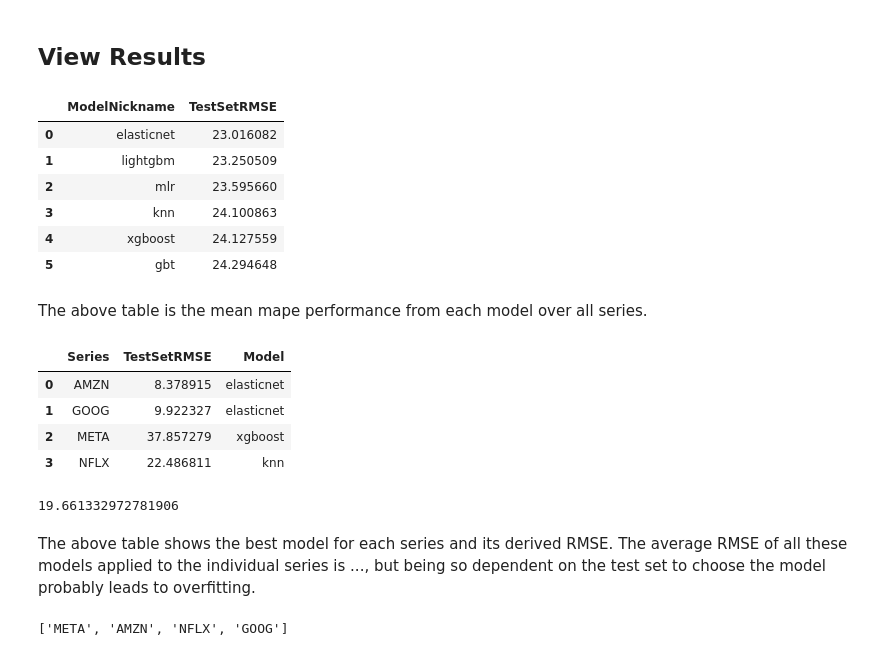
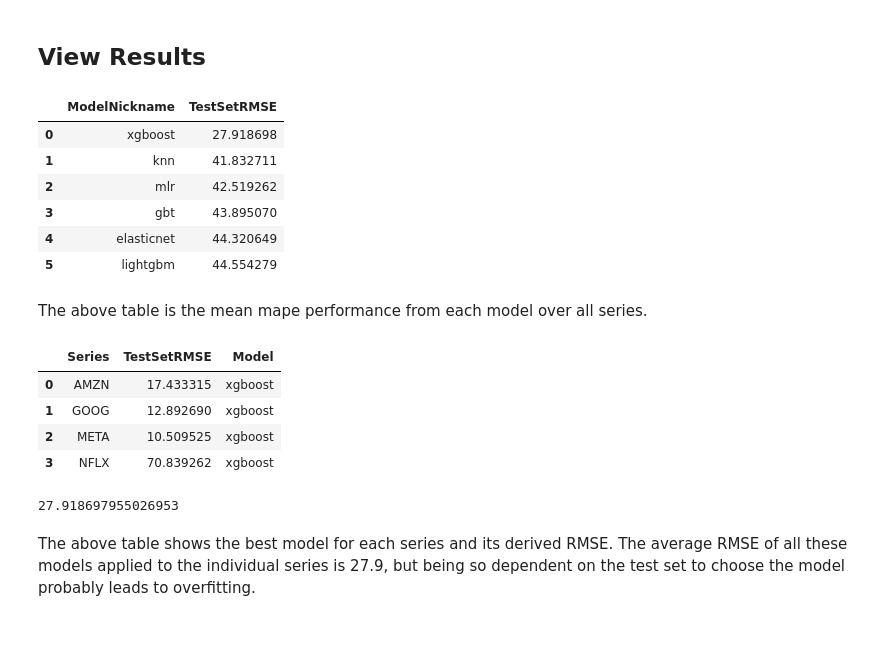
Before and after one commit to mikekeith52/scalecast-examples, a Jupyter notebook: vecm/vecm.ipynb, the cells around one changed output. Saved outputs shown, nothing was run; the diff lists cells and outputs as text; code cells hidden in the pictures.

```diff
--- a/vecm/vecm.ipynb
+++ b/vecm/vecm.ipynb
@@ -30,12 +34,17 @@ FANG = [
 fs = []
 for sym in FANG:
     df = pdr.get_data_yahoo(sym)
-    df = df.asfreq('B', method='ffill')
-    f = Forecaster(
+    # since the api doesn't send the data exactly in Business-day frequency
+    # we can correct it using this function
+    f = Forecaster_with_missing_vals(
         y=df['Close'],
         current_dates = df.index,
         future_dates = 65,
         end = '2022-09-30',
+        desired_frequency = 'B',
+        fill_strategy = 'linear_interp',
+        add_noise = True,
+        noise_lookback = 5,
     )
     fs.append(f)
 
@@ -306,9 +317,9 @@ for stock, f in zip(FANG,fs):
 def Xvar_select(f):
     f.set_validation_length(65)
     f.auto_Xvar_select(
-        estimator='rf',
+        estimator='gbt',
         max_depth=2,
-        max_ar=0
+        max_ar=0, # in mv modeling, lags are a hyperparameter, not a regressor in the MVForecaster object
     )
 
 def mvforecaster(mvf):
@@ -323,7 +334,7 @@ def mvforecaster(mvf):
     mvf.set_test_length(65)
     mvf.tune_test_forecast(
         models,
-        limit_grid_size=50,
+        limit_grid_size=10,
         cross_validate=True,
         k=3,
     )
@@ -369,33 +380,34 @@ model_rmses = results.groupby('ModelNickname')['TestSetRMSE'].mean().sort_values
 model_rmses
 # %% [output]
 |  | ModelNickname | TestSetRMSE |
-| 0 | elasticnet | 23.016082 |
-| 1 | lightgbm | 23.250509 |
-| 2 | mlr | 23.595660 |
-| 3 | knn | 24.100863 |
-| 4 | xgboost | 24.127559 |
-| 5 | gbt | 24.294648 |
+| 0 | xgboost | 27.918698 |
+| 1 | knn | 41.832711 |
+| 2 | mlr | 42.519262 |
+| 3 | gbt | 43.895070 |
+| 4 | elasticnet | 44.320649 |
+| 5 | lightgbm | 44.554279 |
 # %% [markdown]
 The above table is the mean mape performance from each model over all series.
 # %%
 series_rmses = results.groupby('Series')['TestSetRMSE'].min().reset_index()
-series_rmses['Model'] = [results.loc[results['TestSetRMSE'] == i,'ModelNickname'].values[0] for i in series_rmses['TestSetRMSE']]
+series_rmses['Model'] = [
+    results.loc[
+        results['TestSetRMSE'] == i,
+        'ModelNickname'
+    ].values[0] for i in series_rmses['TestSetRMSE']
+]
 series_rmses
 # %% [output]
 |  | Series | TestSetRMSE | Model |
-| 0 | AMZN | 8.378915 | elasticnet |
-| 1 | GOOG | 9.922327 | elasticnet |
-| 2 | META | 37.857279 | xgboost |
-| 3 | NFLX | 22.486811 | knn |
+| 0 | AMZN | 17.433315 | xgboost |
+| 1 | GOOG | 12.892690 | xgboost |
+| 2 | META | 10.509525 | xgboost |
+| 3 | NFLX | 70.839262 | xgboost |
 # %%
 series_rmses['TestSetRMSE'].mean()
 # %% [output]
-19.661332972781906
+27.918697955026953
 # %% [markdown]
-The above table shows the best model for each series and its derived RMSE. The average RMSE of all these models applied to the individual series is ..., but being so dependent on the test set to choose the model probably leads to overfitting.
+The above table shows the best model for each series and its derived RMSE. The average RMSE of all these models applied to the individual series is 27.9, but being so dependent on the test set to choose the model probably leads to overfitting.
-# %%
-FANG
-# %% [output]
-['META', 'AMZN', 'NFLX', 'GOOG']
 # %%
 fs[1].plot_test_set(
```
Also changed, not shown: parts of 16 cells of this notebook.
